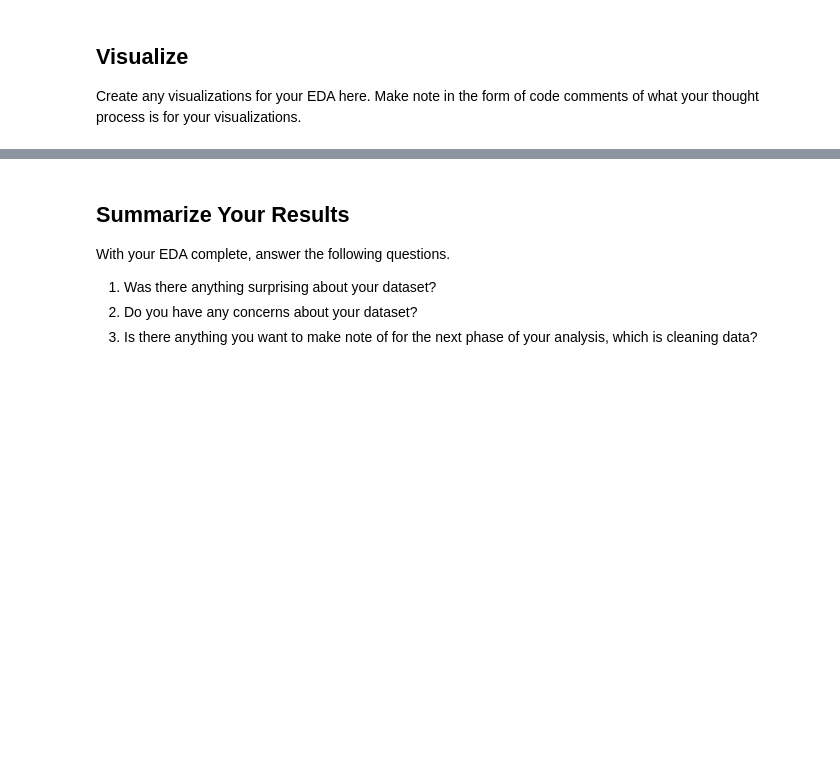
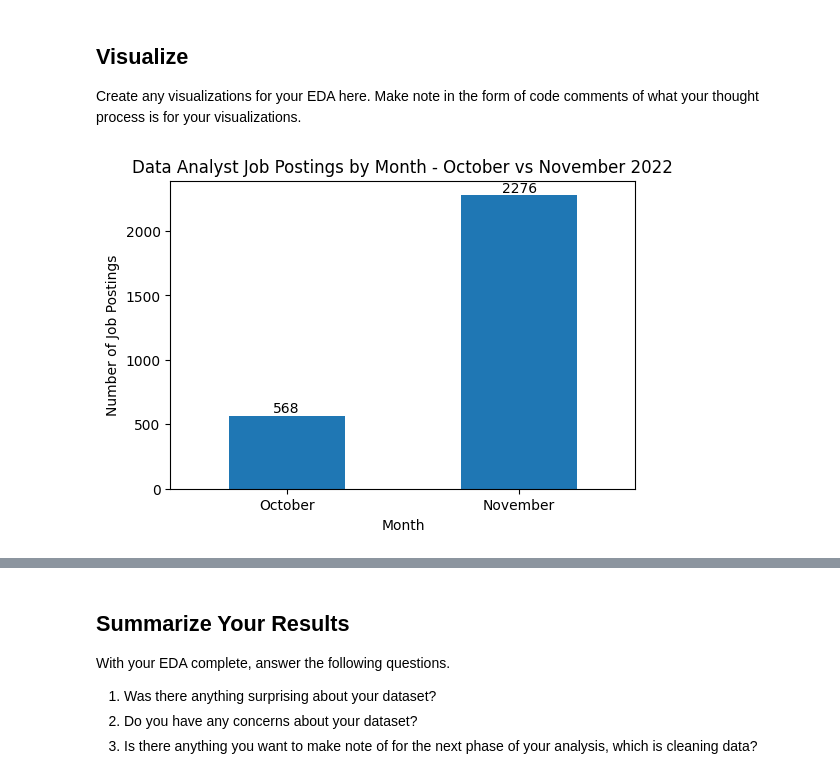
Before and after one commit to bashby9/eda-checkpoint, a Jupyter notebook: checkpoint-two.ipynb, the cells around one changed output, grey strips where cells are left out. Cells and saved outputs as stored; diff of their text form; code cells hidden in the pictures; blank space fills up the shorter version.

Commit message:
Checkpoint two completed

```diff
--- a/checkpoint-two.ipynb
+++ b/checkpoint-two.ipynb
@@ -10,3 +10,15 @@ Since we have not provided your dataset for you, you will need to load the neces
 My dataset:
 
 Your first task in EDA is to import necessary libraries and create a dataframe(s). Make note in the form of code comments of what your thought process is as you work on this setup task.
+# %%
+#Link to Data Set https://www.kaggle.com/datasets/cedricaubin/linkedin-data-analyst-jobs-listings/data?select=linkedin-jobs-usa.csv
+
+import pandas as pd
+#Import pandas to allow me to load the CSV file into a dataframe and for data manipulation and analysis
+
+import numpy as np
+#Import numpy in case I need to use mathematical operations
+
+df = pd.read_csv("data/linkedin-jobs-usa.csv")
+df.head()
+#Load the dataset and use df.head() to review the first few rows of the dataset
@@ -20,3 +90,53 @@ When working on your code, make sure to leave comments so that your mentors can
 ## Visualize
 
 Create any visualizations for your EDA here. Make note in the form of code comments of what your thought process is for your visualizations.
+# %%
+#Import matplotlib to have tools to create viz
+
+import matplotlib.pyplot as plt
+
+#The viz should identify the number of jobs posted in Oct versus Nov (the two months this dataset reflects)
+
+#I'll be using the months the jobs were posted in my viz, so I want to make sure they are in datetime format
+df['posted_date'] = pd.to_datetime(df['posted_date'])
+
+#I believe only Oct and Nov exist in this dataset, but I want to double check
+#Results: There is one post from August, which I will be excluding since it is an outlier
+df['posted_date'].dt.month_name().value_counts()
+
+#I want to create a month column so I can use months in my visualization.  I need to change the "posted_date" column to datetime in order
+#use the code I'm working with
+df['posted_date'] = pd.to_datetime(df['posted_date'], errors='coerce')
+
+#Creation of month column to pull individual months for viz
+df['month'] = df['posted_date'].dt.month_name()
+
+#Count jobs by individual month (excluding the 1 outlier from August)
+monthly_counts = df['month'].value_counts().reindex(['October', 'November'])
+
+#Check to make sure montly_counts works correctly
+monthly_counts
+
+#Create a bar chart comparing count of job postings in Oct vs Nov
+plt.figure(figsize=(6,4))
+bars = monthly_counts.plot(kind='bar')
+
+plt.title('Data Analyst Job Postings by Month - October vs November 2022')
+plt.xlabel('Month')
+plt.ylabel('Number of Job Postings')
+plt.xticks(rotation=0)
+
+#The number isn't clear so I want to add value labels
+for bar in bars.patches:
+    height = bar.get_height()
+    plt.text(
+        bar.get_x() + bar.get_width() /2,
+        height,
+        int(height),
+        ha='center',
+        va='bottom'
+    )
+
+plt.show()
+# %% [output]
+[figure, added]
```
Also changed, not shown: parts of 4 cells of this notebook.
